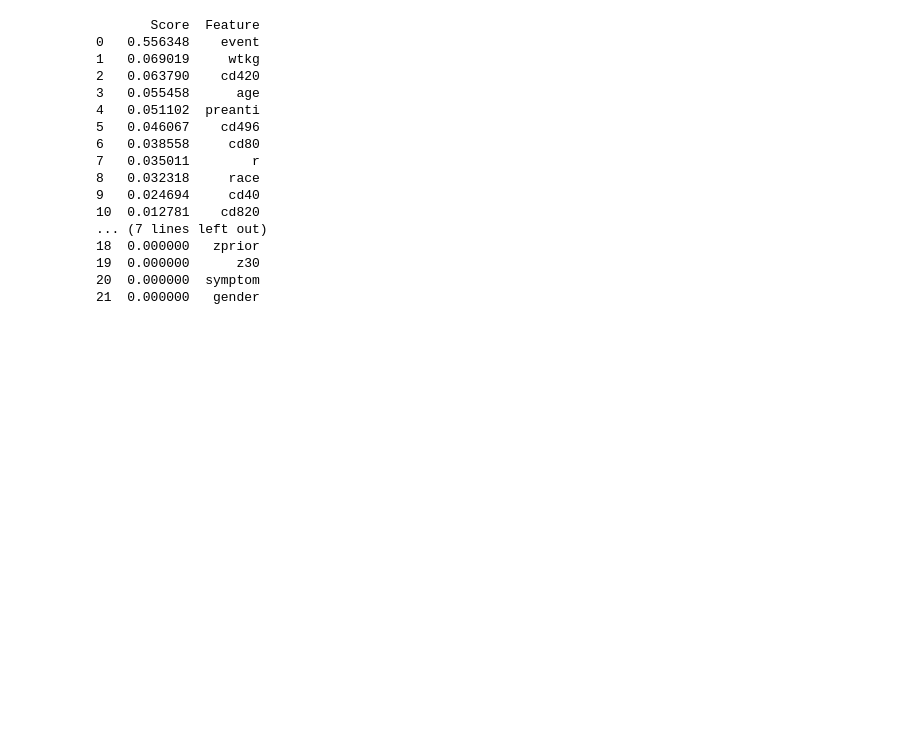
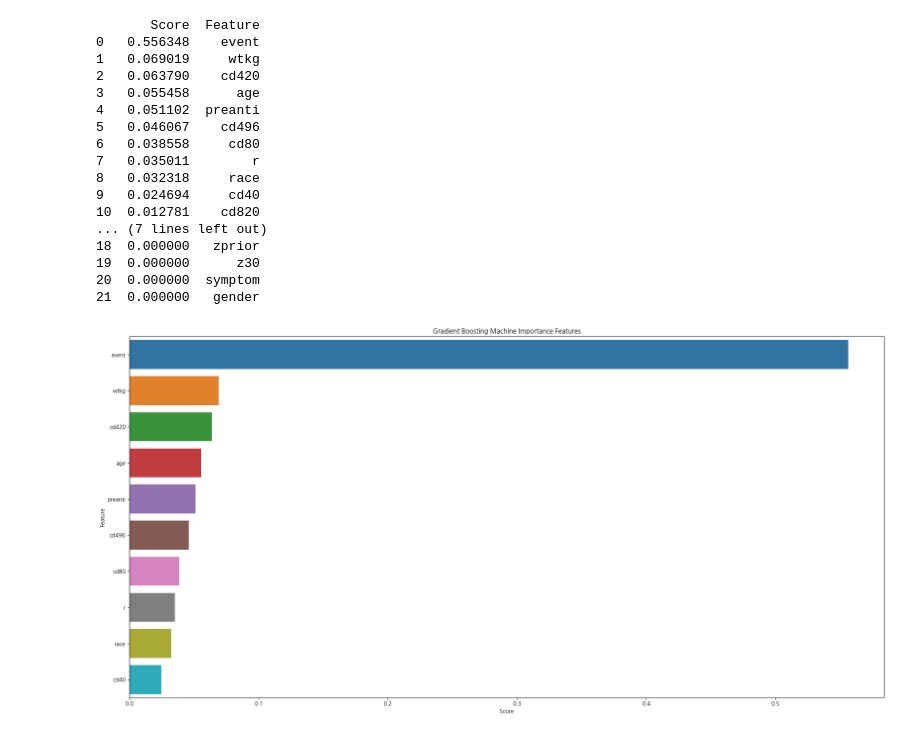
Before and after one commit to miri6913/Fast_Campus-Machine_Learning-, a Jupyter notebook: Classification/gradient_boosting_machine.ipynb, the cells around one changed output. Drawn from its saved outputs; the diff is of its cells as text; code cells hidden in the pictures; blank space fills up the shorter version.

Commit message:
Feature importance map for Gradient boosting machine v2

```diff
--- a/Classification/gradient_boosting_machine.ipynb
+++ b/Classification/gradient_boosting_machine.ipynb
@@ -266,3 +266,13 @@ print(feature_map)
 19  0.000000      z30
 20  0.000000  symptom
 21  0.000000   gender
+# %%
+# Importance Score Top 10
+feature_map_20 = feature_map.iloc[:10]
+plt.figure(figsize=(20, 10))
+sns.barplot(x="Score", y="Feature", data=feature_map_20.sort_values(by="Score", ascending=False), errwidth=40)
+plt.title('Gradient Boosting Machine Importance Features')
+plt.tight_layout()
+plt.show()
+# %% [output]
+[figure, added]
```
